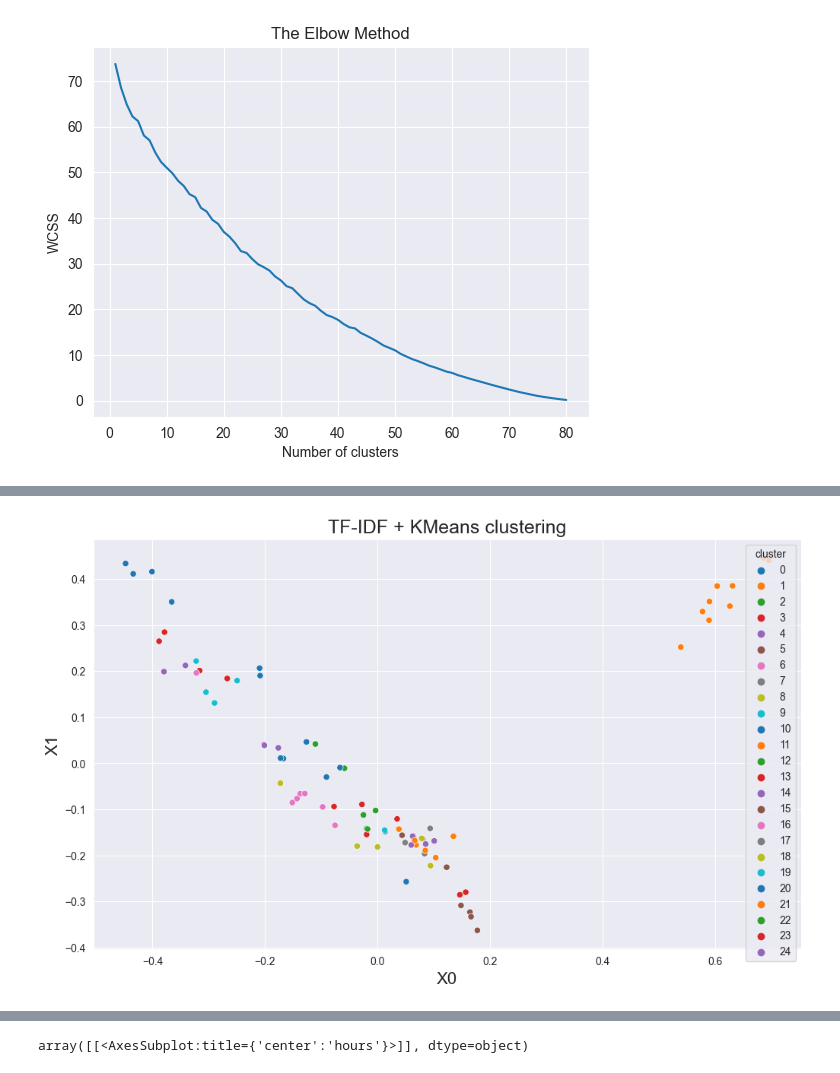
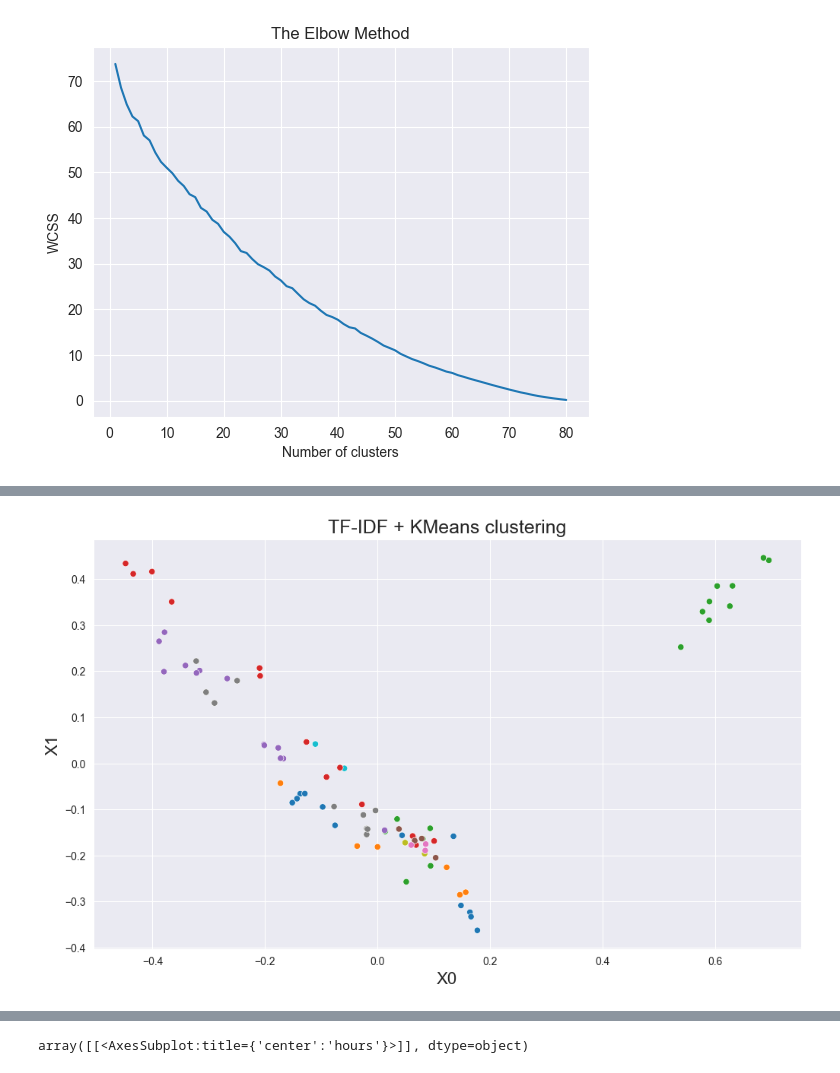
Before and after one commit to odu-emse/mms, a Jupyter notebook: cluster.ipynb, the cells around one changed output, grey strips where cells are left out. Cells and saved outputs as stored; diff of their text form; code cells hidden in the pictures.

Commit message:
refactor(clustering): adjusted parameters for better silhouette score

```diff
--- a/cluster.ipynb
+++ b/cluster.ipynb
@@ -86,7 +86,7 @@ with open('input/603_gpt.json') as json_file:
 # MODULE_COUNT = len(moduleData.get('data').get('module'))
 MODULE_COUNT = len(moduleData)
 # CLUSTER_COUNT = np.sqrt(MODULE_COUNT)
-CLUSTER_COUNT = 25
+CLUSTER_COUNT = 14
 # %%
 # moduleDF = pd.DataFrame(moduleData.get('data').get('module'))
 moduleDF = pd.DataFrame(moduleData)
@@ -279,22 +279,22 @@ shortest,classic,computer,city,tour,science,salesman,travelling,euclidean,distan
 # %%
-# cluster_map = {
-#     0: 'Introduction to Operations Research Model Formulation and Break-even Analysis',
-#     1: 'Linear Programming - Graphical Solution',
-#     2: 'Linear Programming Solutions and Sensitivity Analysis',
-#     3: 'Linear Programming - Modeling Examples',
-#     4: 'Linear Programming - Applications',
-#     5: "Integer Programming",
-#     6: "Integer Programs - Modeling Examples",
-#     7: "Transportation, Transshipment and Assignment Discussion",
-#     8: "Network Flow Models",
-#     9: "Multi - Criteria Decision Making: Goal Programming",
-#     10: "Goal Programming Discussion",
-#     11: "Non-Linear Programming",
-#     12: 'Non-Linear Programming Discussion',
-#     13: 'Applications of Markov Analysis'
-# }
-#
-# moduleDF['cluster'] = moduleDF['cluster'].map(cluster_map)
+cluster_map = {
+    0: 'Introduction to Operations Research Model Formulation and Break-even Analysis',
+    1: 'Linear Programming - Graphical Solution',
+    2: 'Linear Programming Solutions and Sensitivity Analysis',
+    3: 'Linear Programming - Modeling Examples',
+    4: 'Linear Programming - Applications',
+    5: "Integer Programming",
+    6: "Integer Programs - Modeling Examples",
+    7: "Transportation, Transshipment and Assignment Discussion",
+    8: "Network Flow Models",
+    9: "Multi - Criteria Decision Making: Goal Programming",
+    10: "Goal Programming Discussion",
+    11: "Non-Linear Programming",
+    12: 'Non-Linear Programming Discussion',
+    13: 'Applications of Markov Analysis'
+}
+
+moduleDF['cluster'] = moduleDF['cluster'].map(cluster_map)
 # %%
 moduleDF.head(20)
 # %% [output]
@@ -318,16 +318,16 @@ moduleDF.head(20)
 # %%
 # set image size
 plt.figure(figsize=(12, 7))
 # set a title
 plt.title("TF-IDF + KMeans clustering", fontdict={"fontsize": 18})
 # set axes names
 plt.xlabel("X0", fontdict={"fontsize": 16})
 plt.ylabel("X1", fontdict={"fontsize": 16})
 # create scatter plot with seaborn, where hue is the class used to group the data
-sns.scatterplot(data=moduleDF, x='x0', y='x1', hue='cluster', palette="tab10")
+sns.scatterplot(data=moduleDF, x='x0', y='x1', hue='cluster', palette="tab10", legend=False)
 plt.show()
 # %% [output]
-[figure, old version]
+[figure, new version]
 # %%
 # sum the number of hours for each cluster
 moduleDF.groupby('cluster')['hours'].sum().sort_values(ascending=False)
```
Also changed, not shown: parts of 6 cells of this notebook.
